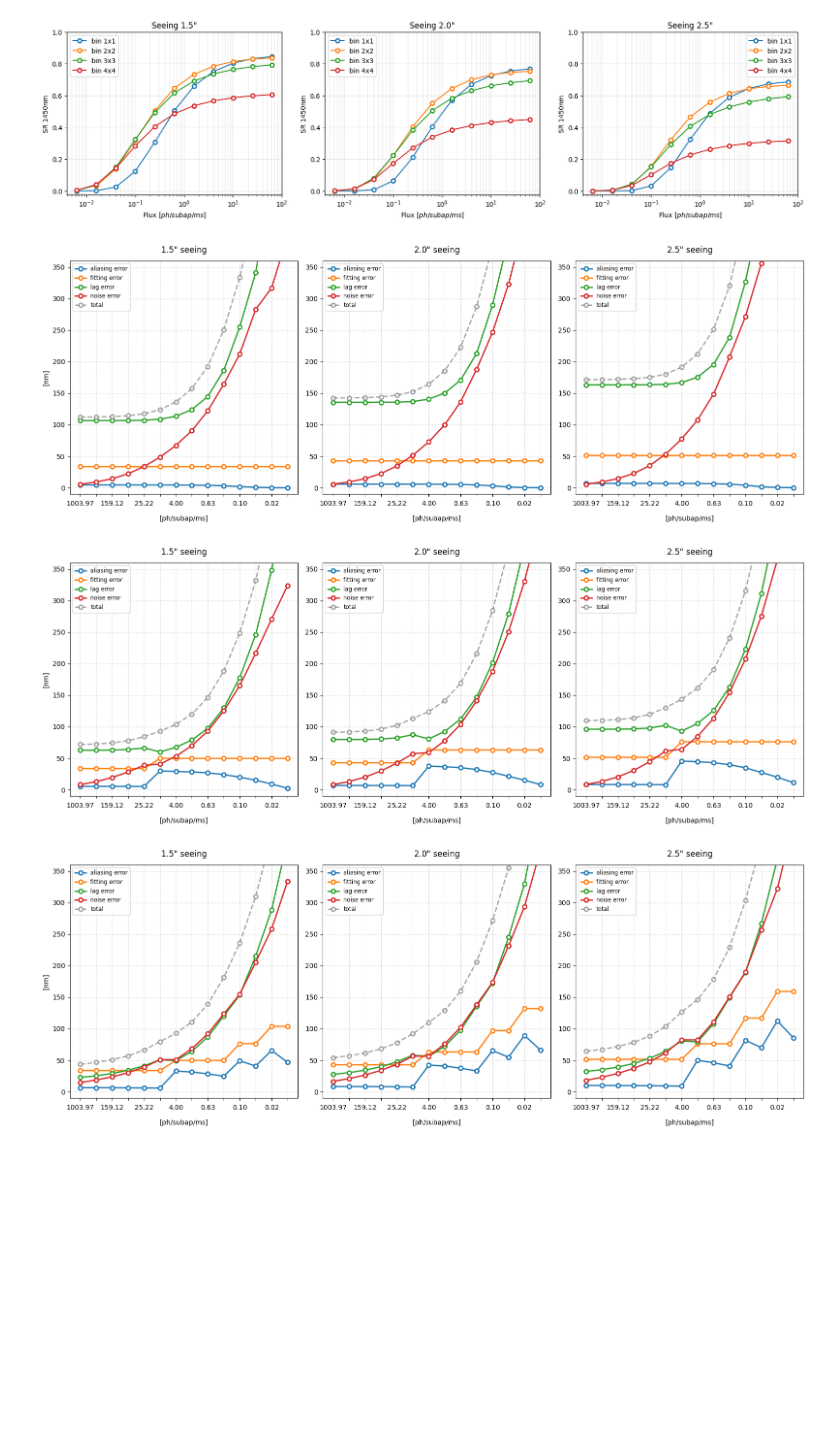
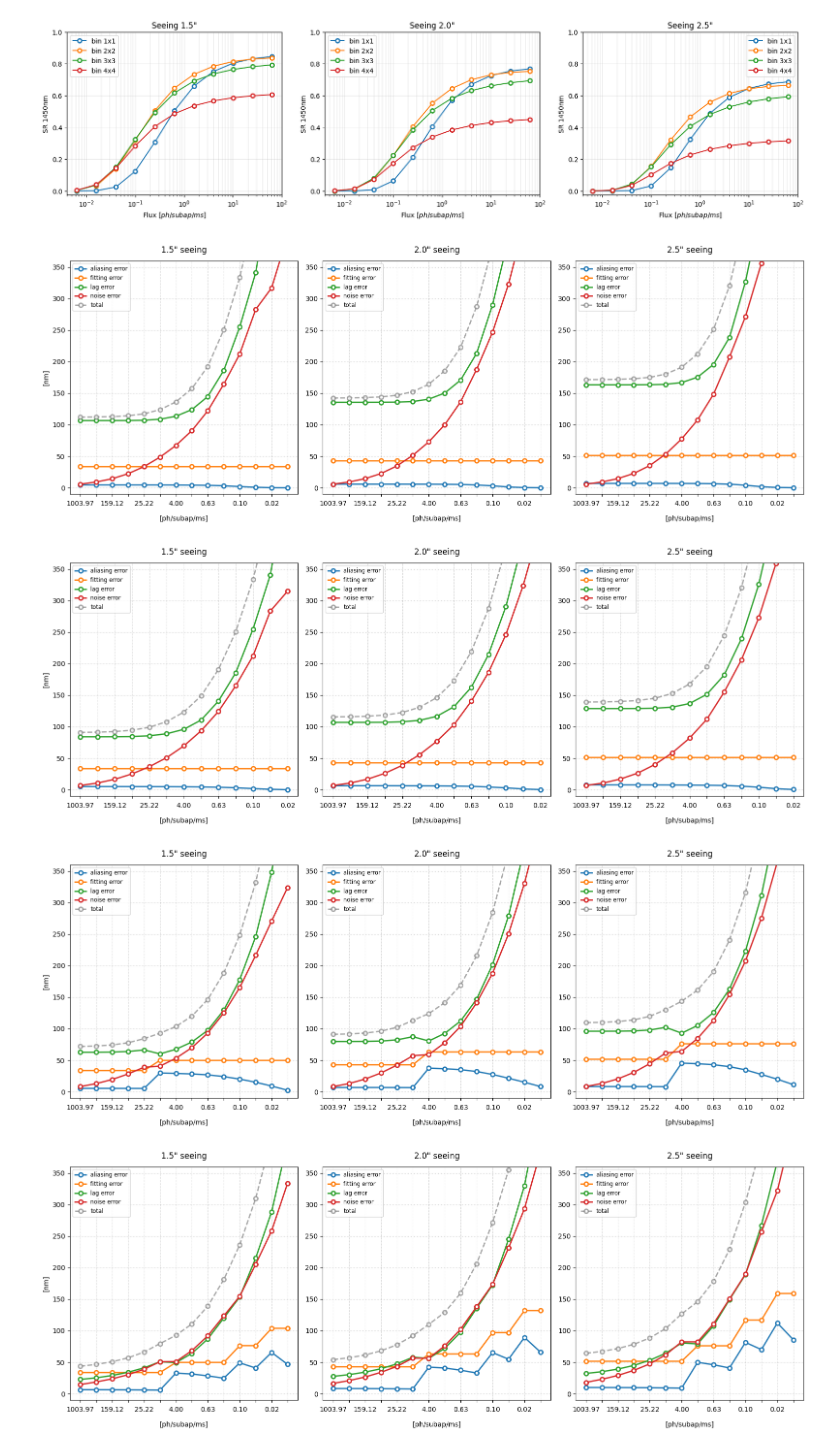
Before and after one commit to Menessao/SPECULA, a Jupyter notebook: config/EKARUS/ekarusEBplots.ipynb, the cells around one changed output. Cells and saved outputs as stored; diff of their text form; code cells hidden in the pictures; blank space fills up the shorter version.

```diff
--- a/config/EKARUS/ekarusEBplots.ipynb
+++ b/config/EKARUS/ekarusEBplots.ipynb
@@ -286,12 +286,17 @@ for idx in range(3):
 [figure]
 # %%
 df_base = pd.read_csv(f'/raid1/mmenessini/results/EKARUS/eb_csv/eb_ekarus_baseline_rMod5.0_delay1.50ms_bin1.csv')
+df_base_f1000 = pd.read_csv(f'/raid1/mmenessini/results/EKARUS/eb_csv/eb_ekarus_rMod5.0_delay1.50ms_bin1.csv')
 df_goal1 = pd.read_csv(f'/raid1/mmenessini/results/EKARUS/eb_csv/eb_ekarus_goal_rMod5.0_delay1.00ms_bin1.csv')
 df_goal2 = pd.read_csv(f'/raid1/mmenessini/results/EKARUS/eb_csv/eb_ekarus_goal_rMod5.0_delay1.00ms_bin2.csv')
 df_opt1 = pd.read_csv(f'/raid1/mmenessini/results/EKARUS/eb_csv/eb_ekarus_best_rMod5.0_delay0.50ms_bin1.csv')
 df_opt2 = pd.read_csv(f'/raid1/mmenessini/results/EKARUS/eb_csv/eb_ekarus_best_rMod5.0_delay0.50ms_bin2.csv')
 df_opt3 = pd.read_csv(f'/raid1/mmenessini/results/EKARUS/eb_csv/eb_ekarus_best_rMod5.0_delay0.50ms_bin3.csv')
 df_opt4 = pd.read_csv(f'/raid1/mmenessini/results/EKARUS/eb_csv/eb_ekarus_best_rMod5.0_delay0.50ms_bin4.csv')
+df_opt1_f1000 = pd.read_csv(f'/raid1/mmenessini/results/EKARUS/eb_csv/eb_ekarus_rMod5.0_delay0.50ms_bin1.csv')
+df_opt2_f1000 = pd.read_csv(f'/raid1/mmenessini/results/EKARUS/eb_csv/eb_ekarus_rMod5.0_delay0.50ms_bin2.csv')
+df_opt3_f1000 = pd.read_csv(f'/raid1/mmenessini/results/EKARUS/eb_csv/eb_ekarus_rMod5.0_delay0.50ms_bin3.csv')
+df_opt4_f1000 = pd.read_csv(f'/raid1/mmenessini/results/EKARUS/eb_csv/eb_ekarus_rMod5.0_delay0.50ms_bin4.csv')
 
 dfs = [df_goal1,df_goal2]
 param_values = [1,2]
@@ -306,11 +311,21 @@ df_opt = pd.concat(
     [df.assign(bin=param) for df, param in zip(dfs, param_values)],
     ignore_index=True,
 )
+
+dfs = [df_opt1_f1000,df_opt2_f1000,df_opt3_f1000,df_opt4_f1000]
+param_values = [1,2,3,4]
+df_opt_f1000 = pd.concat(
+    [df.assign(bin=param) for df, param in zip(dfs, param_values)],
+    ignore_index=True,
+)
 # %%
 vv_base,tot_base=plot_error_vs_magnitude(df_base, min_mag=0, max_mag=13)
+vv_base_f1000,tot_base_f1000=plot_error_vs_magnitude(df_base_f1000, min_mag=0, max_mag=13)
 vv_goal,tot_goal=plot_error_vs_magnitude(df_goal, min_mag=0, max_mag=13)
 vv_best,tot_best=plot_error_vs_magnitude(df_opt, min_mag=0, max_mag=13)
+vv_best_f1000,tot_best_f1000=plot_error_vs_magnitude(df_opt_f1000, min_mag=0, max_mag=13)
 # %% [output]
 [figure]
-[figure, old version]
+[figure, new version]
-[figure, old version]
+[figure, new version]
+[figure, added]
```
Also changed, not shown: parts of 4 cells of this notebook, 4 other files.
